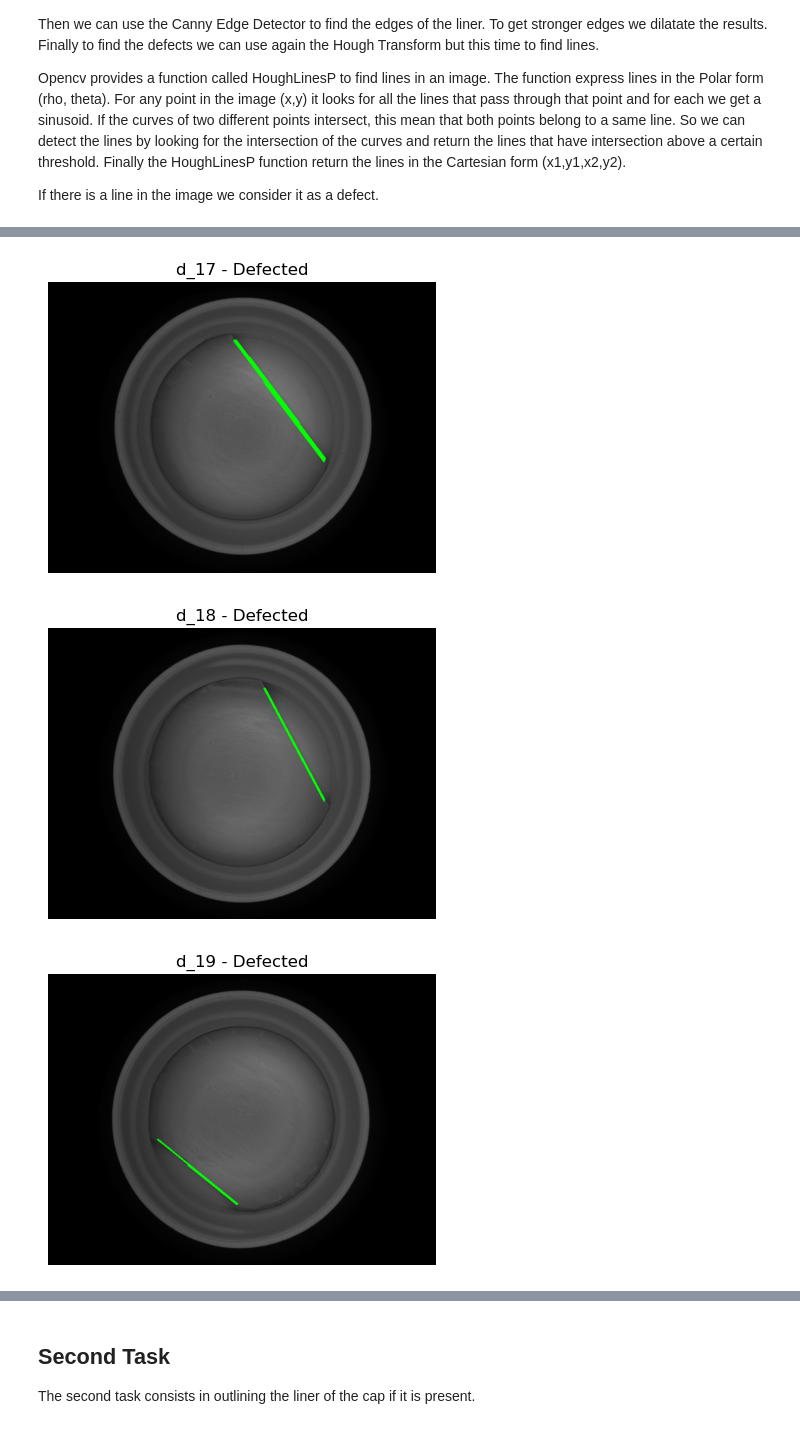
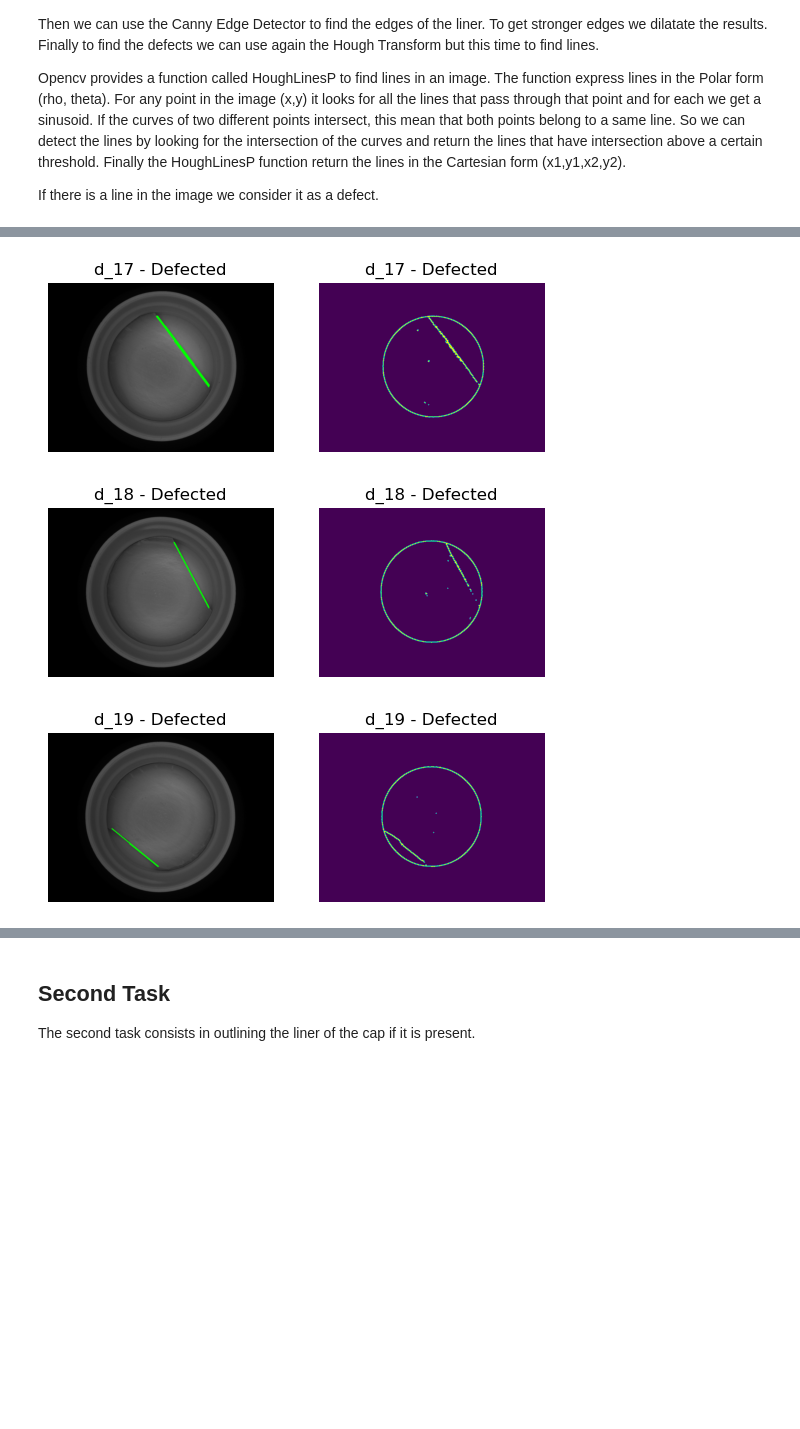
Before and after one commit to qnozo/caps-inspection, a Jupyter notebook: Caps inspection.ipynb, the cells around one changed output, grey strips where cells are left out. Cells and saved outputs as stored; diff of their text form; code cells hidden in the pictures; blank space fills up the shorter version.

Commit message:
add edge view

```diff
--- a/Caps inspection.ipynb
+++ b/Caps inspection.ipynb
@@ -12,15 +12,16 @@ import cv2
 import matplotlib.pyplot as plt
 from pathlib import Path
 
-def show_image(img, title):
+def show_images(imgs, title):
+    for i, img in enumerate(imgs):
+        plt.subplot(1, len(imgs), i + 1)
+        plt.imshow(img)
+        plt.title(title)
+        plt.axis('off')
+    plt.show()
     # cv2.imshow(title, img)
     # cv2.waitKey(0)
     # cv2.destroyAllWindows()
-    plt.figure(figsize=(5, 5))
-    plt.imshow(img)
-    plt.title(title)
-    plt.axis('off')
-    plt.show()
 
 data_path = Path('data')
 file_list = list(data_path.glob('*.*'))
@@ -96,5 +97,5 @@ for entry in file_list:
     img_gray = cv2.cvtColor(img, cv2.COLOR_BGR2GRAY)
     circles = find_circle(img_gray, 100, 100)
     img = draw_circles(img, circles)
-    show_image(img, str(entry.stem))
+    show_images([img], str(entry.stem))
 # %% [output]
@@ -233,7 +234,7 @@ def is_defected(img, circle):
 
     lines = cv2.HoughLinesP(dilatate, 1, np.pi / 180, 100, minLineLength=60, maxLineGap=30)
     defected = lines is not None and len(lines) > 0
-    return defected, lines
+    return defected, lines, dilatate
 # %%
 for entry in file_list:
     img = cv2.imread(str(entry))
@@ -244,5 +245,5 @@ for entry in file_list:
     # print(entry.stem + " mean = ", end=' ')
     liner = is_liner_present(img_gray, outer_circle)
     if not liner:
-        show_image(img, entry.stem + " - No liner")
+        show_images([img], entry.stem + " - No liner")
 # %% [output]
@@ -250,23 +251,23 @@ for entry in file_list:
 # %%
 for entry in file_list:
     img = cv2.imread(str(entry))
     img_gray = cv2.cvtColor(img, cv2.COLOR_BGR2GRAY)
 
     circles = find_circle(img_gray, 100, 100)
     outer_circle = circles[0][0]
     # print(entry.stem + " mean = ", end=' ')
     liner = is_liner_present(img_gray, outer_circle)
     if not liner:
         continue
     circles = find_circle(img_gray, 50, 50, maxRadius=200)
     inner_circle = circles[0][0]
 
-    defected, lines = is_defected(img_gray, inner_circle)
+    defected, lines, edge = is_defected(img_gray, inner_circle)
 
     if defected:
         img = draw_lines(img, lines)
-        show_image(img, entry.stem + " - Defected")
+        show_images([img, edge], entry.stem + " - Defected")
 # %% [output]
-[figure, old version]
+[figure, new version]
-[figure, old version]
+[figure, new version]
-[figure, old version]
+[figure, new version]
```
Also changed, not shown: parts of 4 cells of this notebook.
